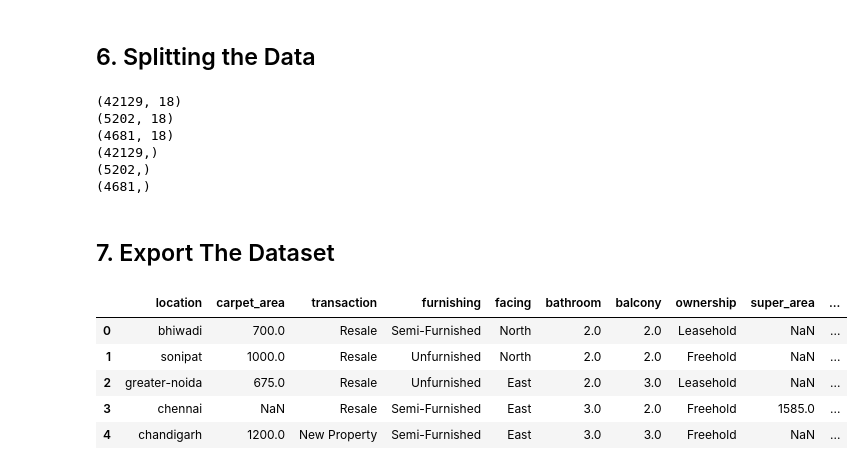
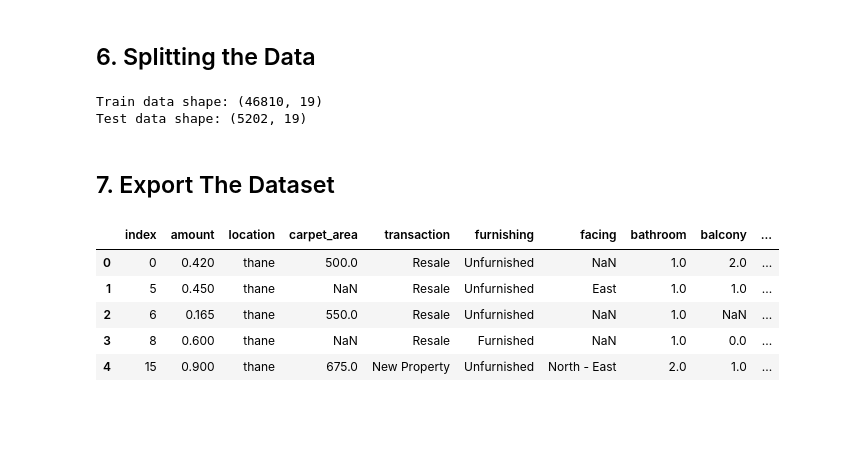
Before and after one commit to rishabhpancholi/house-price-prediction-ml-project, a Jupyter notebook: notebooks/data_cleaning.ipynb, the cells around one changed output. Cells and saved outputs as stored; diff of their text form; code cells hidden in the pictures; blank space fills up the shorter version.

```diff
--- a/notebooks/data_cleaning.ipynb
+++ b/notebooks/data_cleaning.ipynb
@@ -785,7 +784,6 @@ def clean_data(data):
                     )
                   )
                 ),
-               is_studio = lambda df: np.where(df.title.str.contains('Studio'),1,0),
                floor_num = lambda df: (
                    np.where(
                            df.floor.str.contains("out of"),
@@ -876,6 +874,7 @@ def clean_data(data):
             .drop(columns = ["title","floor","overlooking","car_parking","price"])
             .drop_duplicates()
             .dropna(subset = ["transaction","num_bhk","bathroom"])
+            .reset_index()
         )
 # %%
 houses_cleaned = clean_data(houses)
@@ -898,47 +897,42 @@ houses_cleaned
 # %% [markdown]
 ## 6. Splitting the Data
 # %%
-X = houses_cleaned.drop(columns = ["amount"])
-y = houses_cleaned.amount.copy()
+def test_set_check(identifier, test_ratio):
+    return crc32(np.int64(identifier)) & 0xffffffff < test_ratio * 2**32
 
-X_,X_test,y_,y_test = train_test_split(X,y,test_size = 0.1,random_state=42)
-X_train,X_val,y_train,y_val = train_test_split(X_,y_,test_size = 0.1,random_state = 42)
-
-print(X_train.shape)
-print(X_test.shape)
-print(X_val.shape)
-print(y_train.shape)
-print(y_test.shape)
-print(y_val.shape)
+def split_train_test(data, test_ratio, id_col):
+    ids = data[id_col]
+    in_test_set = ids.apply(lambda id_: test_set_check(id_, test_ratio))
+    return data.loc[~in_test_set],data.loc[in_test_set]
-# %% [output]
-(42129, 18)
-(5202, 18)
-(4681, 18)
-(42129,)
-(5202,)
-(4681,)
+# %%
+train,test = split_train_test(houses_cleaned, 0.1, 'index')
+print(f'Train data shape: {train.shape}')
+print(f'Test data shape: {test.shape}')
+# %% [output]
+Train data shape: (46810, 19)
+Test data shape: (5202, 19)
 # %% [markdown]
 ## 7. Export The Dataset
 # %%
-def export_data(X,y,name):
+def export_data(df,name):
     file_name = f"{name}.csv"
     folder_path = PROJECT_DIR/DATA_DIR/name
     file_path = folder_path/file_name
 
     folder_path.mkdir(parents=True, exist_ok=True)
 
-    X.join(y).to_csv(file_path,index = False)
+    df.to_csv(file_path,index = False)
 
     return (
         pd.read_csv(file_path).head()
     )
 # %%
-export_data(X_train,y_train,"train")
+export_data(train,"train")
 # %% [output]
-|  | location | carpet_area | transaction | furnishing | facing | bathroom | balcony | ownership | super_area | ... |
-| 0 | bhiwadi | 700.0 | Resale | Semi-Furnished | North | 2.0 | 2.0 | Leasehold | NaN | ... |
-| 1 | sonipat | 1000.0 | Resale | Unfurnished | North | 2.0 | 2.0 | Freehold | NaN | ... |
-| 2 | greater-noida | 675.0 | Resale | Unfurnished | East | 2.0 | 3.0 | Leasehold | NaN | ... |
-| 3 | chennai | NaN | Resale | Semi-Furnished | East | 3.0 | 2.0 | Freehold | 1585.0 | ... |
-| 4 | chandigarh | 1200.0 | New Property | Semi-Furnished | East | 3.0 | 3.0 | Freehold | NaN | ... |
+|  | index | amount | location | carpet_area | transaction | furnishing | facing | bathroom | balcony | ... |
+| 0 | 0 | 0.420 | thane | 500.0 | Resale | Unfurnished | NaN | 1.0 | 2.0 | ... |
+| 1 | 5 | 0.450 | thane | NaN | Resale | Unfurnished | East | 1.0 | 1.0 | ... |
+| 2 | 6 | 0.165 | thane | 550.0 | Resale | Unfurnished | NaN | 1.0 | NaN | ... |
+| 3 | 8 | 0.600 | thane | NaN | Resale | Furnished | NaN | 1.0 | 0.0 | ... |
+| 4 | 15 | 0.900 | thane | 675.0 | New Property | Unfurnished | North - East | 2.0 | 1.0 | ... |
 # %%
```
Also changed, not shown: parts of 6 cells of this notebook, 5 other files.
